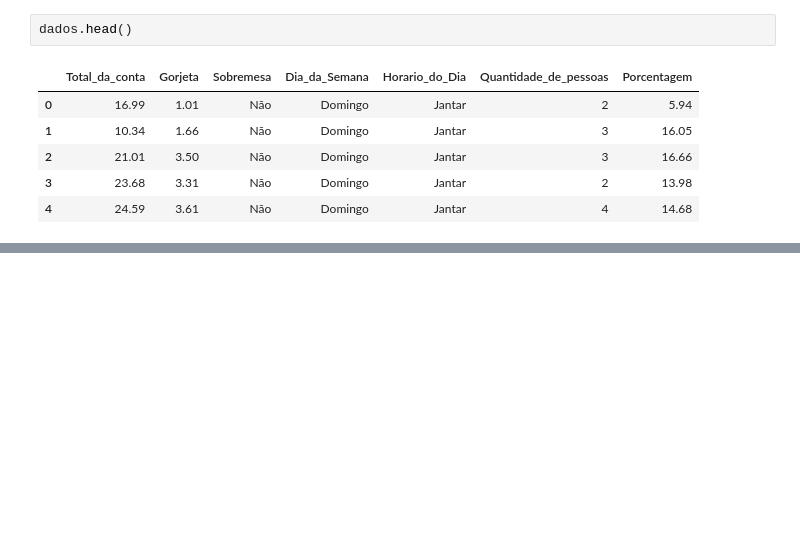
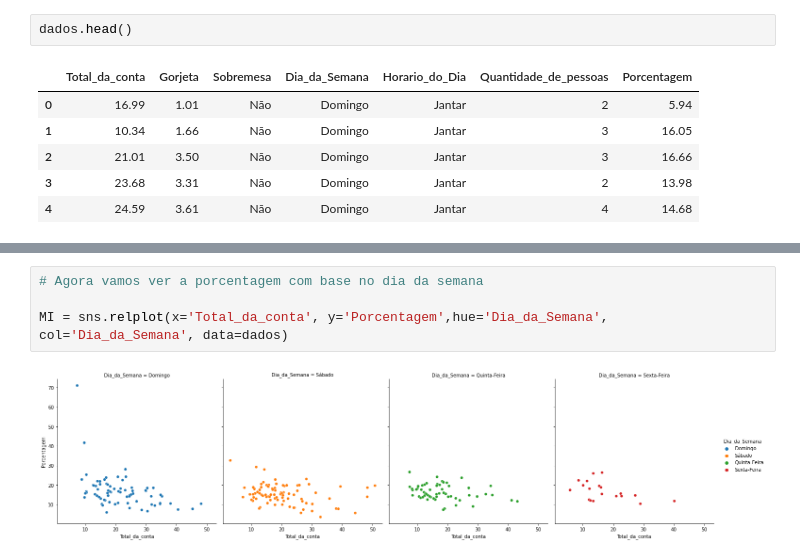
Before and after one commit to Olivierah/Data_Visualization, a Jupyter notebook: Seaborn_package_1.ipynb, the cells around one changed output, grey strips where cells are left out. Cells and saved outputs as stored; diff of their text form; blank space fills up the shorter version.

```diff
--- a/Seaborn_package_1.ipynb
+++ b/Seaborn_package_1.ipynb
@@ -375,0 +394,6 @@ dados.head()
+# %%
+# Agora vamos ver a porcentagem com base no dia da semana
+
+MI = sns.relplot(x='Total_da_conta', y='Porcentagem',hue='Dia_da_Semana', col='Dia_da_Semana', data=dados)
+# %% [output]
+[figure, added]
```
Also changed, not shown: parts of 4 cells of this notebook.
